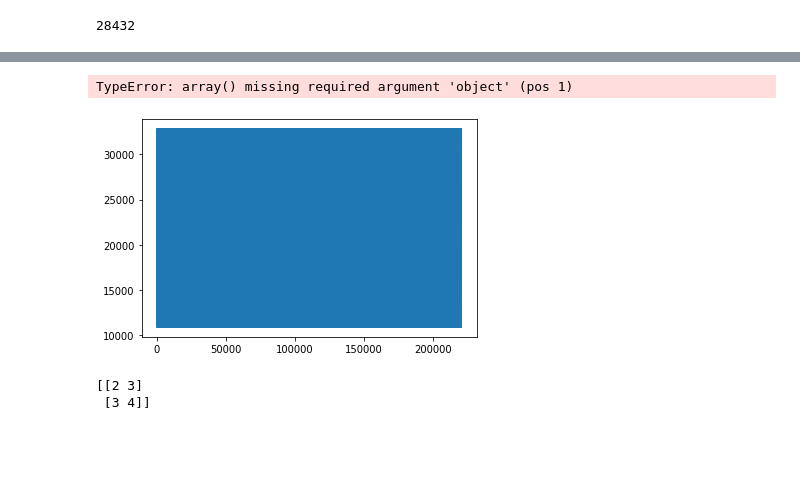
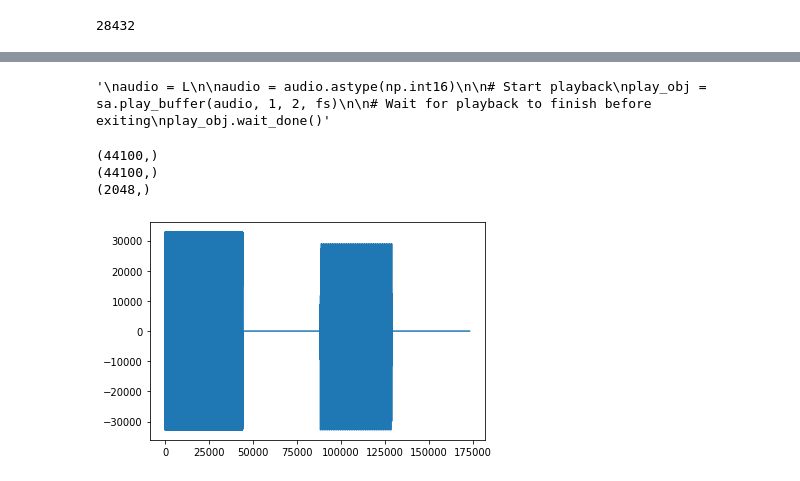
Before and after one commit to kaijunge/CleanNoise_GF3, a Jupyter notebook: Audio tests.ipynb, the cells around one changed output, grey strips where cells are left out. Saved outputs shown, nothing was run; the diff lists cells and outputs as text; code cells hidden in the pictures; blank space fills up the shorter version.

Commit message:
Made adjustments to sending OFDM symbols etc. Added linear phase remover

```diff
--- a/Audio tests.ipynb
+++ b/Audio tests.ipynb
@@ -136,0 +127,7 @@ plot_y(y[cntr - rng2:cntr  + rng2])
+# %%
+repeat = 10
+dft = 2048
+time_start_index = cntr + dh + 44100
+time = y[time_start_index-1000:time_start_index+repeat*dft + 1000]
+
+plot_y(time)
@@ -251,10 +448,13 @@ def time_series(binary, qam, n, k):
 
     time_series = []
     long_series = None
+    freq_series = []
     for i, chunk in enumerate(chunks):
         chunk = np.asarray(chunk)
         chunk2 = chunk[::-1].conjugate()
         chunk_combined = np.concatenate(([0],chunk, [0],chunk2))
+
+        freq_series.append(chunk_combined)
 
         time_chunk = ifft(chunk_combined).real
         time_chunk = np.concatenate((time_chunk[-1*k:], time_chunk))
@@ -266,11 +466,9 @@ def time_series(binary, qam, n, k):
             long_series = single_msg
 
         else:
-            print(single_msg.shape)
-            print(long_series.shape)
             long_series = np.concatenate((long_series, single_msg))
 
-    return time_series, long_series
+    return time_series, long_series, freq_series
 # %%
 file = open("Data_Files/text.txt")
 line = file.read().replace("\n", " ")
@@ -283,7 +481,7 @@ print(len(binary))
 # %% [output]
 28432
 # %%
-t,L = time_series(binary, qpsk, n=1024, k=500)
-plot_y(t[0])
+T,L,F = time_series(binary, qpsk, n=1024, k=1024)
+plot_y(L)
 print(type(t[0]))
 # %% [output]
@@ -292,43 +490,61 @@ AttributeError: 'NoneType' object has no attribute 'shape'
+# %%
+for i in range(20):
+    pass#print(F[0][i].real, F[0][i].imag)
 # %%
+'''
+audio = L
+
 audio = audio.astype(np.int16)
 
 # Start playback
 play_obj = sa.play_buffer(audio, 1, 2, fs)
 
 # Wait for playback to finish before exiting
-play_obj.wait_done()
+play_obj.wait_done()'''
 # %% [output]
-TypeError: array() missing required argument 'object' (pos 1)
+'\naudio = L\n\naudio = audio.astype(np.int16)\n\n# Start playback\nplay_obj = sa.play_buffer(audio, 1, 2, fs)\n\n# Wait for playback to finish before exiting\nplay_obj.wait_done()'
 # %%
 fs = 44100  # 44100 samples per second
 
-sec = 5
+sec = 1
 t = np.linspace(0, sec, sec * fs)
-h = chirp(t, f0=500, f1=1000, t1=sec, method='linear')
+h = chirp(t, f0=2000, f1=4000, t1=sec, method='linear')
+
+scaled = np.int16(h/np.max(np.abs(h)) * 32767)
+
+one_sec_zeros = np.zeros(fs)
+
+print(one_sec_zeros.shape)
+print(scaled.shape)
+print(T[0].shape)
 
 
+for i in range(20):
+    if i ==0:
+        T_0_10_times = T[0]
+    else:
+        T_0_10_times = np.concatenate((T_0_10_times, T[0]))
 
-note = h +2
+
+out = np.concatenate((scaled,one_sec_zeros,T_0_10_times,one_sec_zeros))
+write('chirp_signal_2.wav', 44100, out)
+
+
+note = out
 # Ensure that highest value is in 16-bit range
 audio = note * (2**15 - 1) / np.max(np.abs(note))
 
 plot_y(audio)
 # Convert to 16-bit data
 audio = audio.astype(np.int16)
 
 # Start playback
 play_obj = sa.play_buffer(audio, 1, 2, fs)
 
 # Wait for playback to finish before exiting
 play_obj.wait_done()
 # %% [output]
+(44100,)
+(44100,)
+(2048,)
-[figure, old version]
+[figure, new version]
-# %%
-a = np.array([2,3])
-b = np.array([3,4])
-
-c = (a,b)
-print(np.vstack(c))
-# %% [output]
-[[2 3]
- [3 4]]
```
Also changed, not shown: parts of 14 cells of this notebook.
